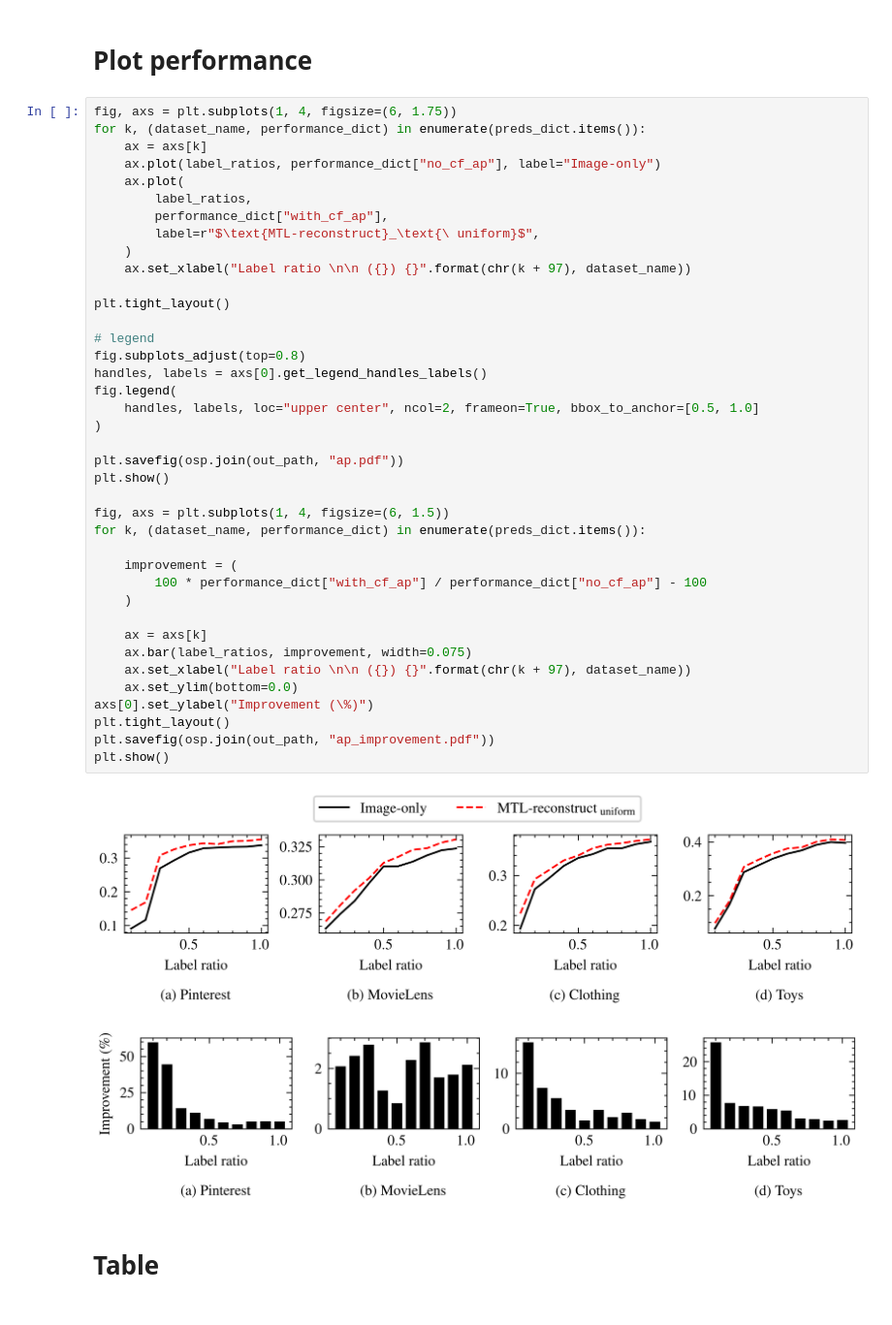
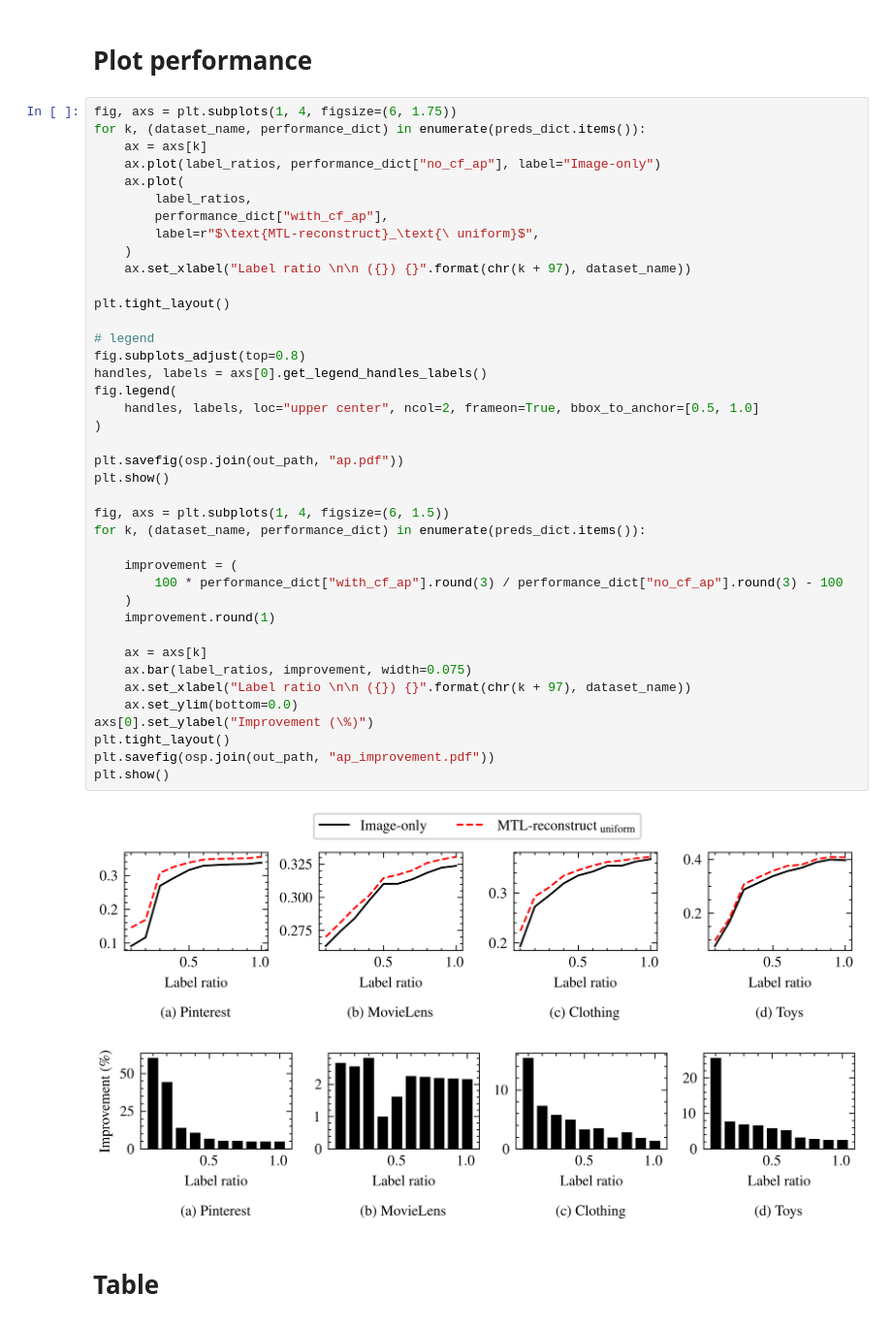
Before and after one commit to kobybibas/cactus, a Jupyter notebook: notebooks/evaluate_model.ipynb, the cells around one changed output. Shown: that part at 97% size. Cells and saved outputs as stored; diff of their text form.

Commit message:
Rounding to match excel

```diff
--- a/notebooks/evaluate_model.ipynb
+++ b/notebooks/evaluate_model.ipynb
@@ -69,35 +72,36 @@ for k, (dataset_name, performance_dict) in enumerate(preds_dict.items()):
     ax.set_xlabel("Label ratio \n\n ({}) {}".format(chr(k + 97), dataset_name))
 
 plt.tight_layout()
 
 # legend
 fig.subplots_adjust(top=0.8)
 handles, labels = axs[0].get_legend_handles_labels()
 fig.legend(
     handles, labels, loc="upper center", ncol=2, frameon=True, bbox_to_anchor=[0.5, 1.0]
 )
 
 plt.savefig(osp.join(out_path, "ap.pdf"))
 plt.show()
 
 fig, axs = plt.subplots(1, 4, figsize=(6, 1.5))
 for k, (dataset_name, performance_dict) in enumerate(preds_dict.items()):
 
     improvement = (
-        100 * performance_dict["with_cf_ap"] / performance_dict["no_cf_ap"] - 100
+        100 * performance_dict["with_cf_ap"].round(3) / performance_dict["no_cf_ap"].round(3) - 100
     )
+    improvement.round(1)
 
     ax = axs[k]
     ax.bar(label_ratios, improvement, width=0.075)
     ax.set_xlabel("Label ratio \n\n ({}) {}".format(chr(k + 97), dataset_name))
     ax.set_ylim(bottom=0.0)
 axs[0].set_ylabel("Improvement (\%)")
 plt.tight_layout()
 plt.savefig(osp.join(out_path, "ap_improvement.pdf"))
 plt.show()
 # %% [output]
 [figure]
-[figure, old version]
+[figure, new version]
 # %% [markdown]
 # Table
 # %%
```
Also changed, not shown: parts of 5 cells of this notebook, 1 other file.
